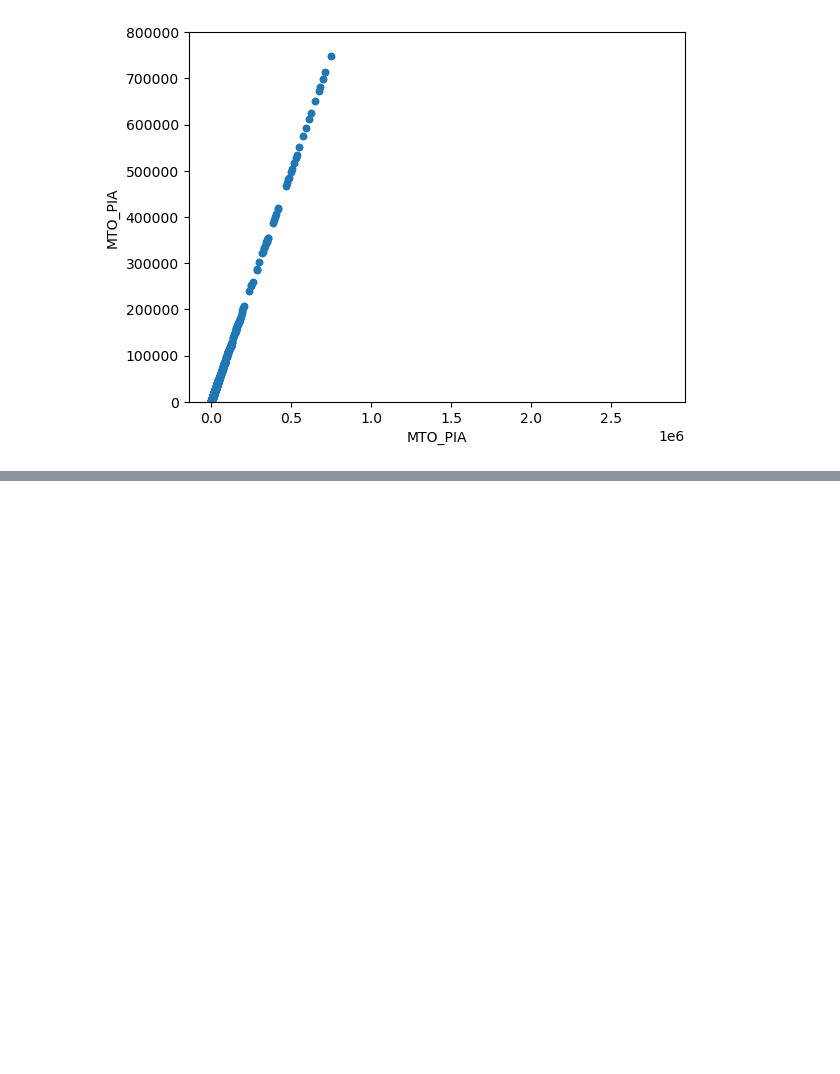
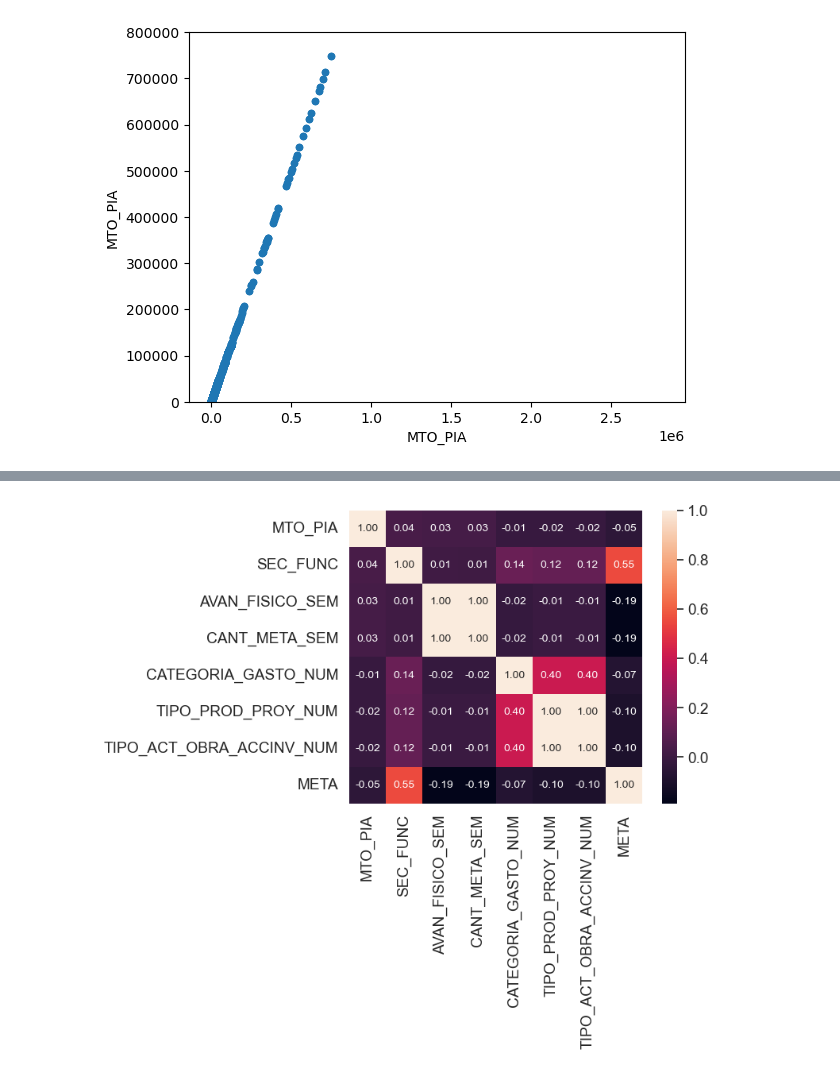
Before and after one commit to JLeandroJM/Project1_MachineL, a Jupyter notebook: leandro.ipynb, the cells around one changed output, grey strips where cells are left out. Saved outputs shown, nothing was run; the diff lists cells and outputs as text; code cells hidden in the pictures; blank space fills up the shorter version.

```diff
--- a/leandro.ipynb
+++ b/leandro.ipynb
@@ -129,7 +137,9 @@ for columna in trainf.columns:
 # %%
-k = 10
-cols = corrmat.nlargest(k, 'SalePrice')['SalePrice'].index
-cm = np.corrcoef(df_train[cols].values.T)
+k = 8
+cols = corrmat.nlargest(k, 'MTO_PIA')['MTO_PIA'].index
+cm = np.corrcoef(train[cols].values.T)
 sns.set(font_scale=1.25)
 hm = sns.heatmap(cm, cbar=True, annot=True, square=True, fmt='.2f', annot_kws={'size': 10}, yticklabels=cols.values, xticklabels=cols.values)
 plt.show()
+# %% [output]
+[figure, added]
```
Also changed, not shown: parts of 4 cells of this notebook, 4 other files.
